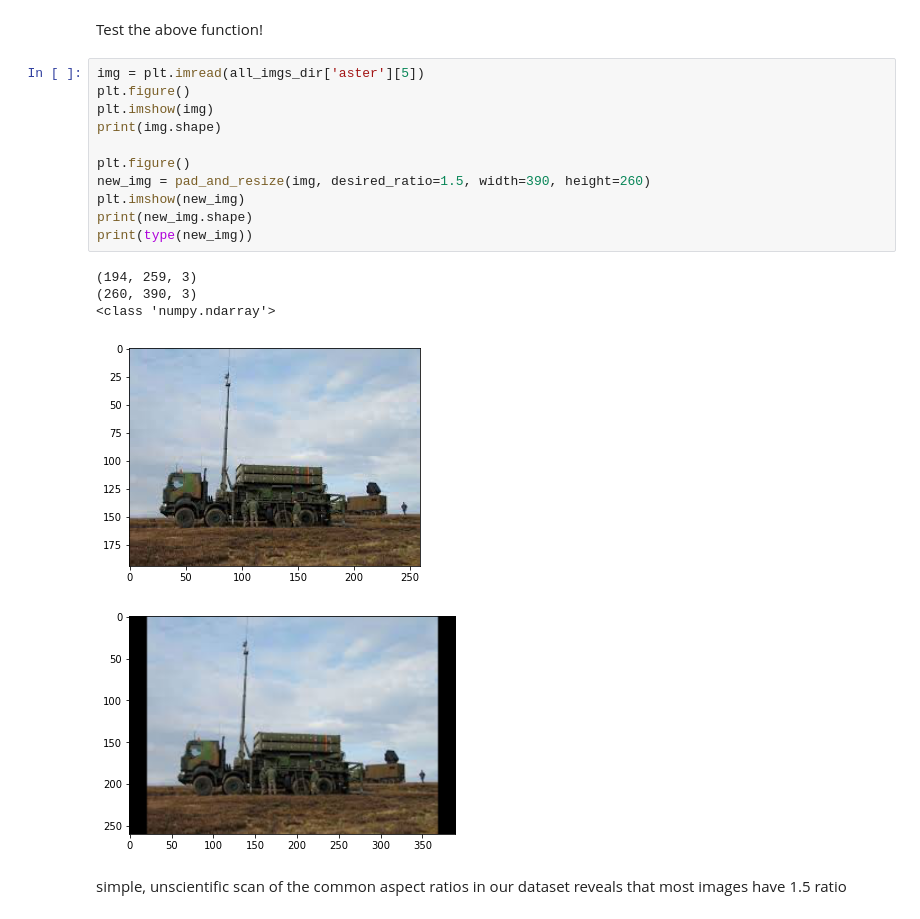
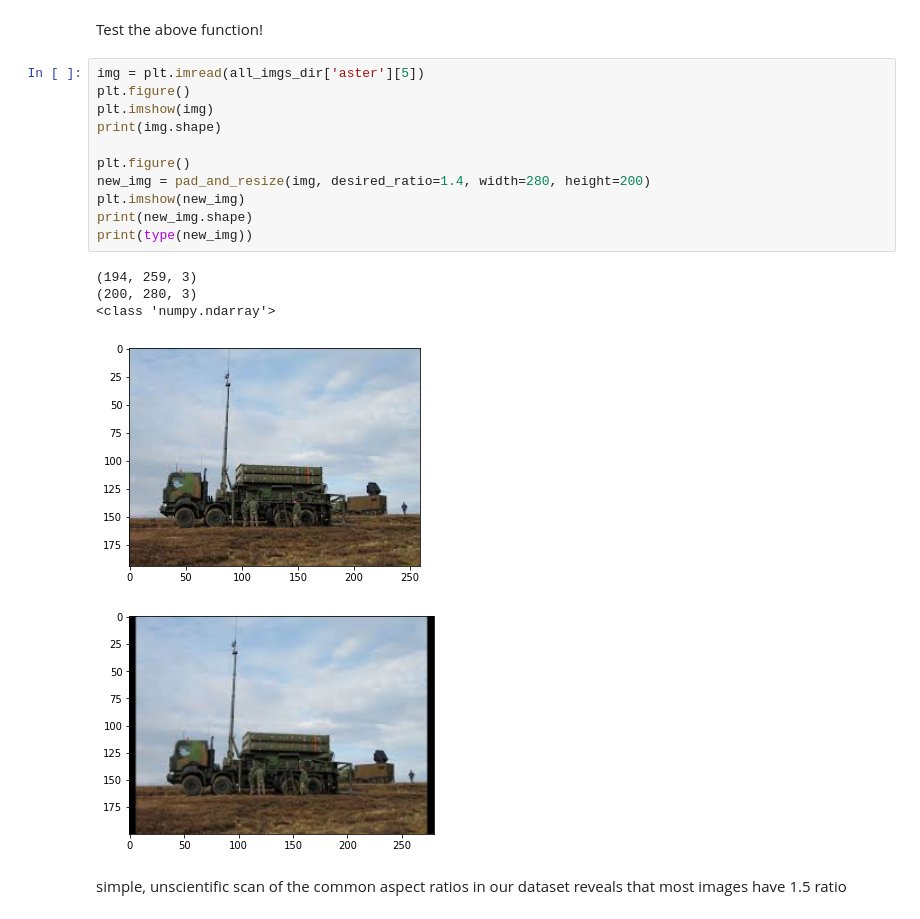
Before and after one commit to beetee17/few_shot_learning, a Jupyter notebook: main/missile.ipynb, the cells around one changed output. Saved outputs shown, nothing was run; the diff lists cells and outputs as text.

```diff
--- a/main/missile.ipynb
+++ b/main/missile.ipynb
@@ -114,20 +121,20 @@ Test the above function!
 # %%
 img = plt.imread(all_imgs_dir['aster'][5])
 plt.figure()
 plt.imshow(img)
 print(img.shape)
 
 plt.figure()
-new_img = pad_and_resize(img, desired_ratio=1.5, width=390, height=260)
+new_img = pad_and_resize(img, desired_ratio=1.4, width=280, height=200)
 plt.imshow(new_img)
 print(new_img.shape)
 print(type(new_img))
 # %% [output]
 (194, 259, 3)
-(260, 390, 3)
+(200, 280, 3)
 <class 'numpy.ndarray'>
 [figure]
-[figure, old version]
+[figure, new version]
 # %% [markdown]
 simple, unscientific scan of the common aspect ratios in our dataset reveals that most images have 1.5 ratio
 # %%
```
Also changed, not shown: parts of 42 cells of this notebook.
